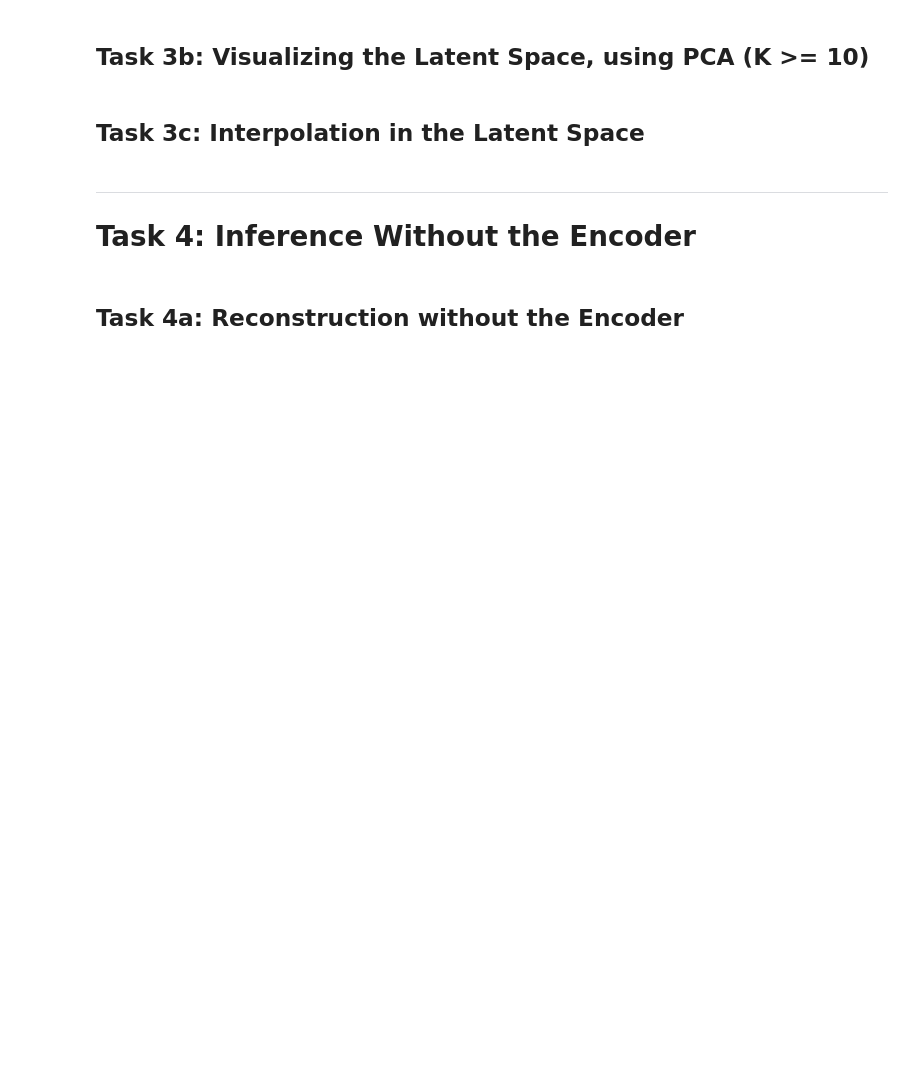
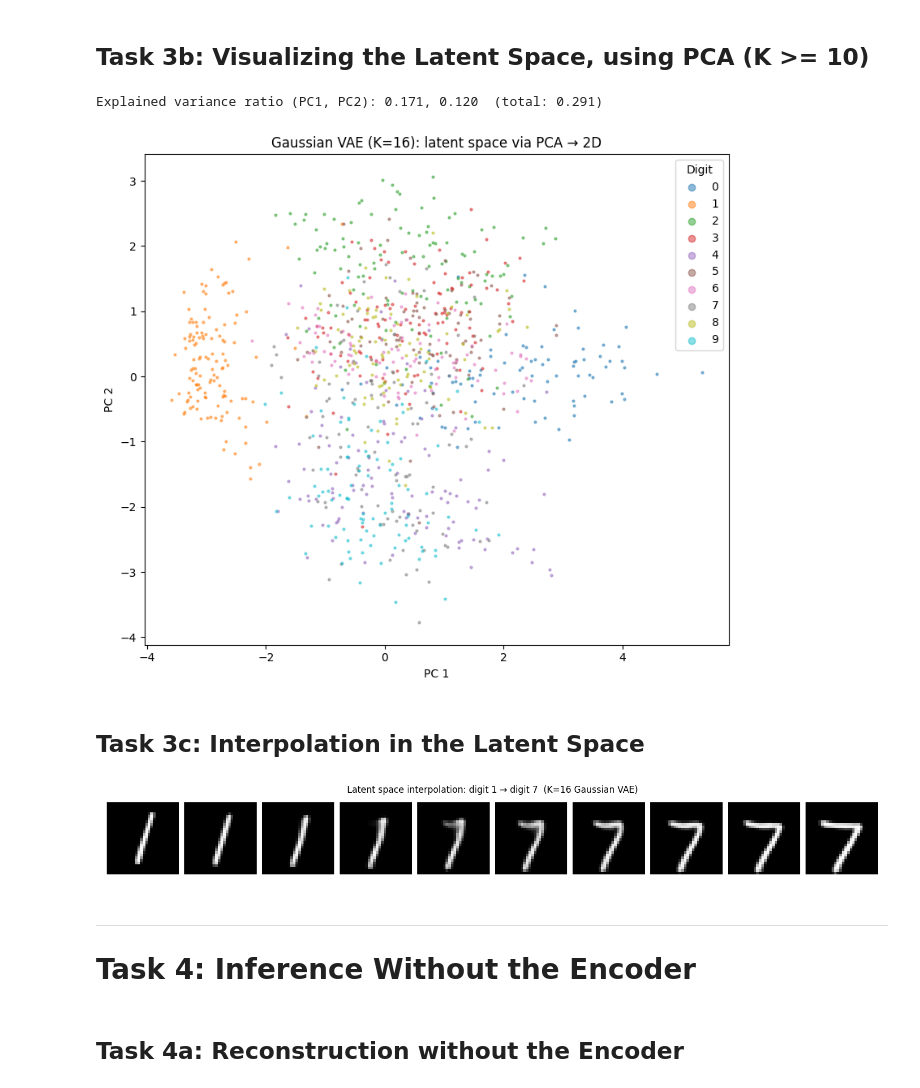
Before and after one commit to keanuLAP/GenAI-homework, a Jupyter notebook: Assignment3.ipynb, the cells around one changed output. Drawn from its saved outputs; the diff is of its cells as text; code cells hidden in the pictures; blank space fills up the shorter version.

```diff
--- a/Assignment3.ipynb
+++ b/Assignment3.ipynb
@@ -935,7 +1032,82 @@ plt.show()
 # %% [markdown]
 ## Task 3b: Visualizing the Latent Space, using PCA (K >= 10)
+# %%
+# ---- Task 3b: Encode with K=16 VAE and project to 2D via PCA ----
+
+from sklearn.decomposition import PCA
+
+# Reload the K=16 Gaussian VAE trained in Task 1
+vae_k16 = GaussianVAE(K).to(DEVICE)
+load_checkpoint(vae_k16, CKPT_DIR / 'vae_gaussian.pt')
+
+mu_k16, lbl_k16 = encode_dataset(vae_k16, test_1k_loader)
+
+pca = PCA(n_components=2)
+mu_pca = pca.fit_transform(mu_k16)
+print(f'Explained variance ratio (PC1, PC2): '
+      f'{pca.explained_variance_ratio_[0]:.3f}, {pca.explained_variance_ratio_[1]:.3f}  '
+      f'(total: {pca.explained_variance_ratio_.sum():.3f})')
+
+fig, ax = plt.subplots(figsize=(8, 7))
+for digit in range(10):
+    mask = lbl_k16 == digit
+    ax.scatter(mu_pca[mask, 0], mu_pca[mask, 1], s=4, alpha=0.5,
+               color=cmap10(digit), label=str(digit))
+ax.legend(title='Digit', markerscale=3, loc='best')
+ax.set_xlabel('PC 1')
+ax.set_ylabel('PC 2')
+ax.set_title(f'Gaussian VAE (K={K}): latent space via PCA → 2D')
+plt.tight_layout()
+plt.savefig(FIG_DIR / 'task3b_latent_pca.png', dpi=150, bbox_inches='tight')
+plt.show()
+# %% [output]
+Explained variance ratio (PC1, PC2): 0.171, 0.120  (total: 0.291)
+[figure, added]
 # %% [markdown]
 ## Task 3c: Interpolation in the Latent Space
+# %%
+# ---- Task 3c: Interpolate between two test images in the latent space ----
+
+N_STEPS = 10
+
+
+@torch.no_grad()
+def interpolate_latent(model, x1, x2, n_steps=N_STEPS):
+    """Linearly interpolate between the encoded means of x1 and x2."""
+    model.eval()
+    mu1, _ = model.encode(x1.unsqueeze(0).to(DEVICE))
+    mu2, _ = model.encode(x2.unsqueeze(0).to(DEVICE))
+    alphas = torch.linspace(0, 1, n_steps, device=DEVICE)
+    imgs = []
+    for a in alphas:
+        z = (1 - a) * mu1 + a * mu2
+        mu_x, _ = model.decode(z)
+        imgs.append(mu_x.squeeze(0).cpu())
+    return imgs
+
+
+def find_first_digit(dataset, digit):
+    for img, lbl in dataset:
+        if lbl == digit:
+            return img
+    raise ValueError(f'digit {digit} not found')
+
+
+x_src = find_first_digit(test_1k, 1)
+x_tgt = find_first_digit(test_1k, 7)
+
+interp_imgs = interpolate_latent(vae_k16, x_src, x_tgt)
+grid = make_grid(interp_imgs, nrow=N_STEPS, pad_value=1.0)
+
+fig, ax = plt.subplots(figsize=(N_STEPS * 1.5, 2))
+ax.imshow(grid.permute(1, 2, 0).squeeze().numpy(), cmap='gray')
+ax.axis('off')
+ax.set_title('Latent space interpolation: digit 1 → digit 7  (K=16 Gaussian VAE)')
+plt.tight_layout()
+plt.savefig(FIG_DIR / 'task3c_interpolation.png', dpi=150, bbox_inches='tight')
+plt.show()
+# %% [output]
+[figure, added]
 # %% [markdown]
 ---
 # Task 4: Inference Without the Encoder
```
Also changed, not shown: parts of 9 cells of this notebook, 2 other files.
